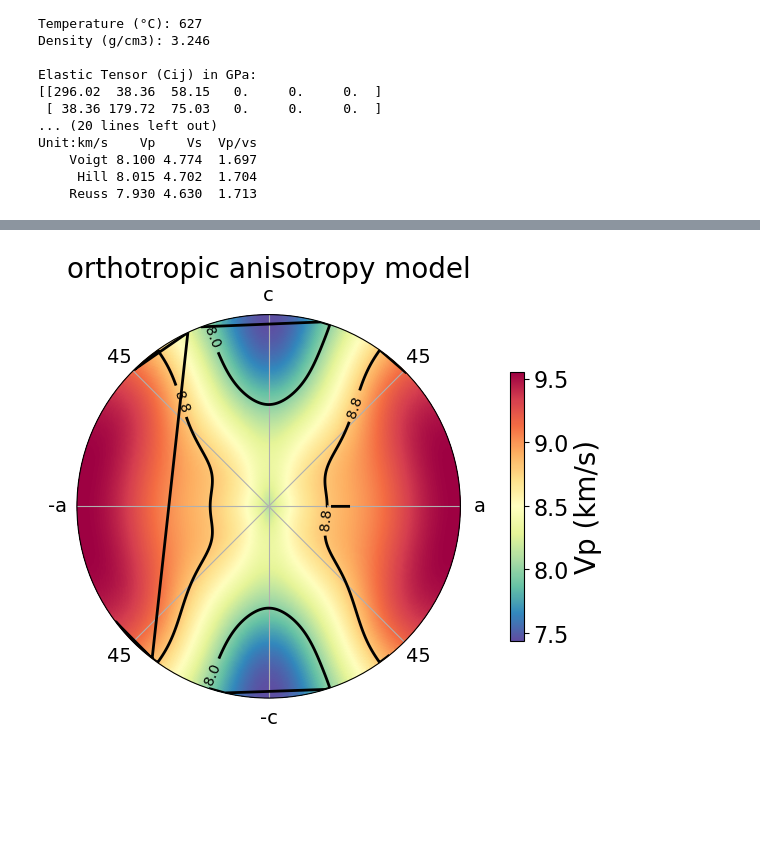
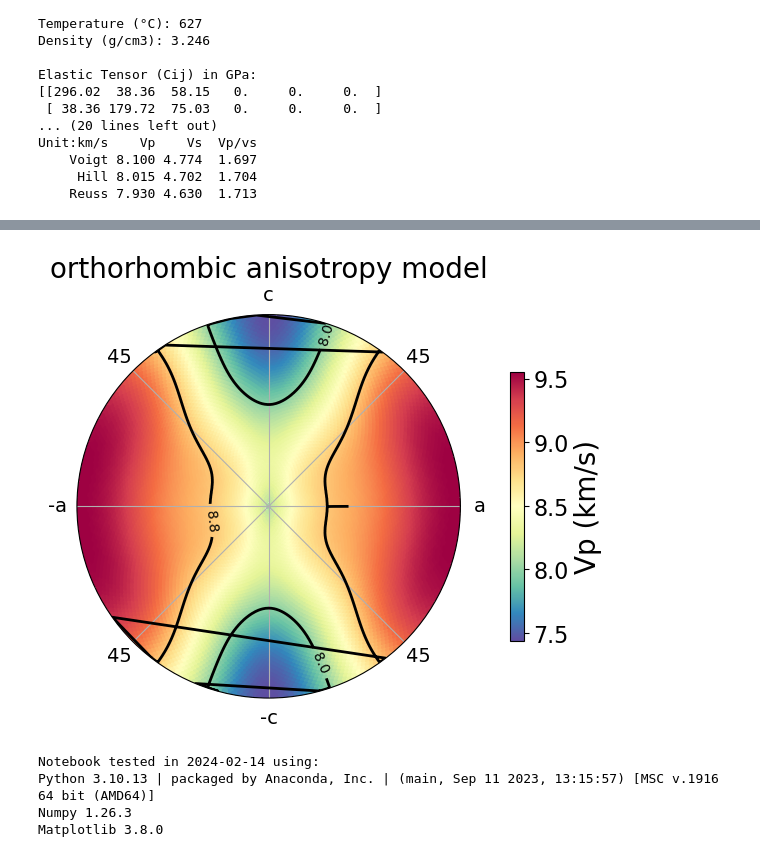
Before and after one commit to marcoalopez/PyRockWave, a Jupyter notebook: src/example_orthotropic.ipynb, the cells around one changed output, grey strips where cells are left out. Drawn from its saved outputs; the diff is of its cells as text; code cells hidden in the pictures; blank space fills up the shorter version.

```diff
--- a/src/example_orthotropic.ipynb
+++ b/src/example_orthotropic.ipynb
@@ -32,5 +32,5 @@ Unit:km/s    Vp    Vs  Vp/vs
      Hill 8.015 4.702  1.704
     Reuss 7.930 4.630  1.713
 # %%
-# generate a set of wavevectors
-wavevectors = c.equispaced_S2_grid(n=60000, hemisphere='upper')
+# generate a set of equispaced wavevectors
+wavevectors = c.equispaced_S2_grid(n=10000, hemisphere='upper')
@@ -55,29 +55,44 @@ model
 # %%
 fig, ax = plt.subplots(subplot_kw={'projection': 'polar'}, constrained_layout=True)
 
 ax.set_theta_direction(-1)
 ax.set_xticks(np.arange(0, 2*np.pi, np.pi/4))
 ax.set_xticklabels(['a', '45', '-c', '45', '-a', '45', 'c', '45'], fontsize=14)
 ax.set_yticks([])
-ax.set_title('orthotropic anisotropy model', fontsize=20)
+ax.set_title('orthorhombic anisotropy model', fontsize=20)
 
 cm = ax.scatter(model['azimuthal_ang'],
                 model['polar_ang'],
                 c=model['Vp'],
                 s=15,
                 cmap='Spectral_r')
 
 # add color bar
 cbar = fig.colorbar(cm, ax=ax, shrink=0.7, location='right')
 cbar.set_label('Vp (km/s)', fontsize=20)
 cbar.ax.tick_params(labelsize=16)
 
 # rough contour (artifact, see https://github.com/matplotlib/matplotlib/issues/19492)
 cs = ax.tricontour(model['azimuthal_ang'],
                    model['polar_ang'],
                    model['Vp'],
                    levels=2,
                    linestyles="solid", colors="k", linewidths=2.0)
 _ =ax.clabel(cs, cs.levels, inline=True, fontsize=10)
 # %% [output]
-[figure, old version]
+[figure, new version]
+# %%
+import sys
+import matplotlib as mpl
+from datetime import date
+today = date.today().isoformat()
+
+print(f'Notebook tested in {today} using:')
+print('Python', sys.version)
+print('Numpy', np.__version__)
+print('Matplotlib', mpl.__version__)
+# %% [output]
+Notebook tested in 2024-02-14 using:
+Python 3.10.13 | packaged by Anaconda, Inc. | (main, Sep 11 2023, 13:15:57) [MSC v.1916 64 bit (AMD64)]
+Numpy 1.26.3
+Matplotlib 3.8.0
```
Also changed, not shown: parts of 2 cells of this notebook.
